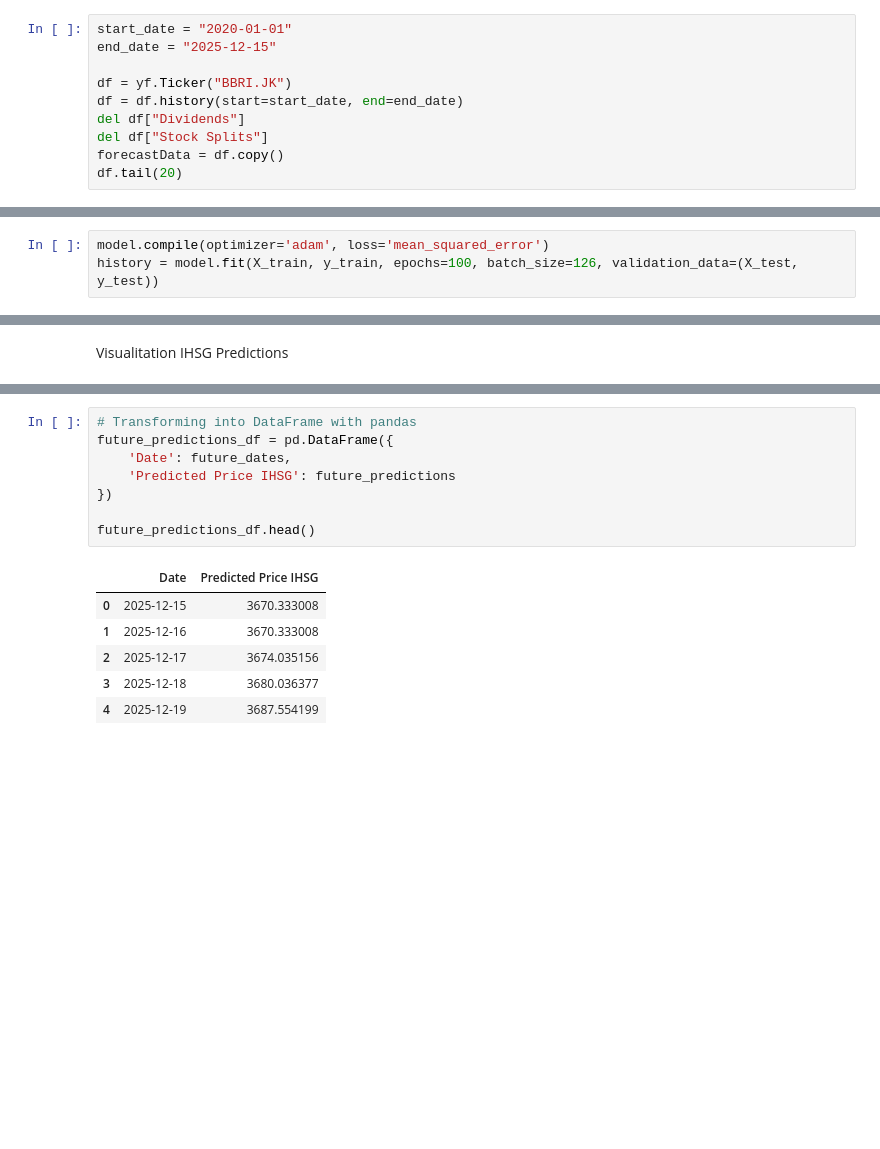
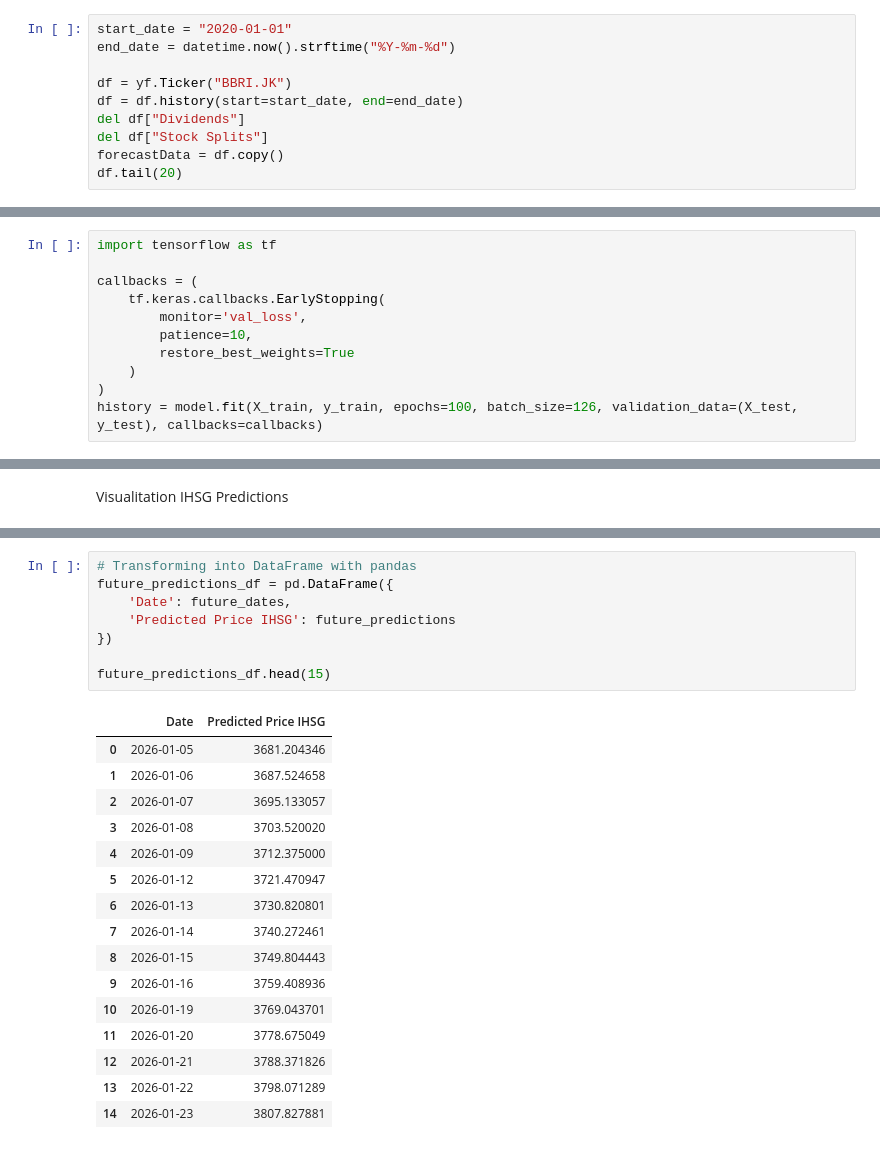
Before and after one commit to Mipjeiger/IHSG-Predictions, a Jupyter notebook: BBRI/BBRI.ipynb, the cells around one changed output, grey strips where cells are left out. Saved outputs shown, nothing was run; the diff lists cells and outputs as text; blank space fills up the shorter version.

```diff
--- a/BBRI/BBRI.ipynb
+++ b/BBRI/BBRI.ipynb
@@ -15,7 +16,7 @@ warnings.filterwarnings("ignore")
 Import IHSG Data
 # %%
 start_date = "2020-01-01"
-end_date = "2025-12-15"
+end_date = datetime.now().strftime("%Y-%m-%d")
 
 df = yf.Ticker("BBRI.JK")
 df = df.history(start=start_date, end=end_date)
@@ -140,5 +143,13 @@ model.add(Dense(units=1))
 # %%
-model.compile(optimizer='adam', loss='mean_squared_error')
-history = model.fit(X_train, y_train, epochs=100, batch_size=126, validation_data=(X_test, y_test))
+import tensorflow as tf
+
+callbacks = (
+    tf.keras.callbacks.EarlyStopping(
+        monitor='val_loss',
+        patience=10,
+        restore_best_weights=True
+    )
+)
+history = model.fit(X_train, y_train, epochs=100, batch_size=126, validation_data=(X_test, y_test), callbacks=callbacks)
 # %% [output]
 Epoch 1/100
@@ -270,18 +281,28 @@ plt.show()
 # %%
 # Transforming into DataFrame with pandas
 future_predictions_df = pd.DataFrame({
     'Date': future_dates,
     'Predicted Price IHSG': future_predictions
 })
 
-future_predictions_df.head()
+future_predictions_df.head(15)
 # %% [output]
 |  | Date | Predicted Price IHSG |
-| 0 | 2025-12-15 | 3670.333008 |
-| 1 | 2025-12-16 | 3670.333008 |
-| 2 | 2025-12-17 | 3674.035156 |
-| 3 | 2025-12-18 | 3680.036377 |
-| 4 | 2025-12-19 | 3687.554199 |
+| 0 | 2026-01-05 | 3681.204346 |
+| 1 | 2026-01-06 | 3687.524658 |
+| 2 | 2026-01-07 | 3695.133057 |
+| 3 | 2026-01-08 | 3703.520020 |
+| 4 | 2026-01-09 | 3712.375000 |
+| 5 | 2026-01-12 | 3721.470947 |
+| 6 | 2026-01-13 | 3730.820801 |
+| 7 | 2026-01-14 | 3740.272461 |
+| 8 | 2026-01-15 | 3749.804443 |
+| 9 | 2026-01-16 | 3759.408936 |
+| 10 | 2026-01-19 | 3769.043701 |
+| 11 | 2026-01-20 | 3778.675049 |
+| 12 | 2026-01-21 | 3788.371826 |
+| 13 | 2026-01-22 | 3798.071289 |
+| 14 | 2026-01-23 | 3807.827881 |
 # %%
 # calculate percentage change from the last actual close price
 last_actual_price = df['Close'].iloc[-1]
```
Also changed, not shown: parts of 12 cells of this notebook, 2 other files.
